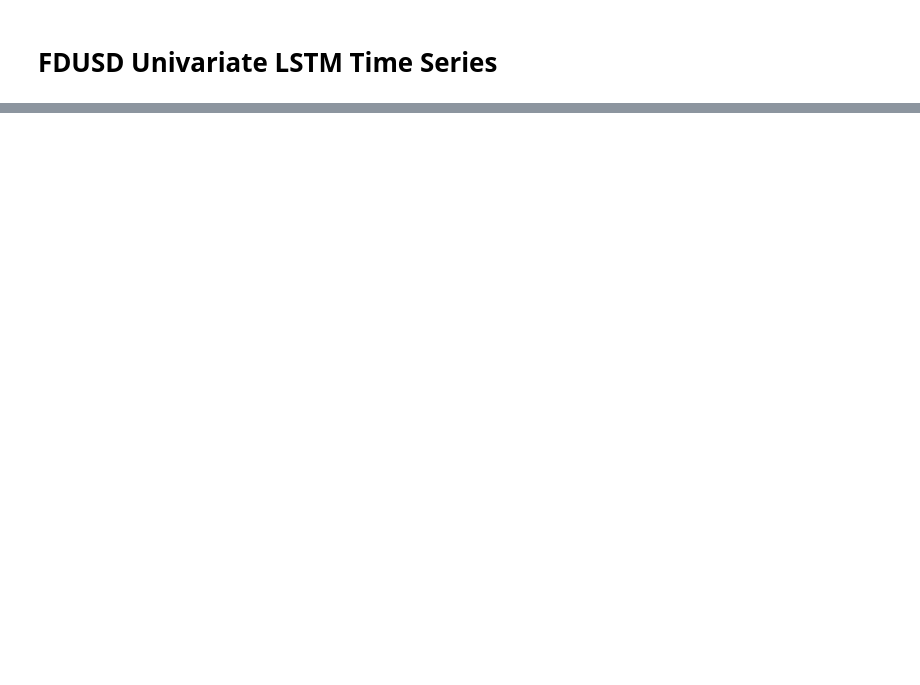
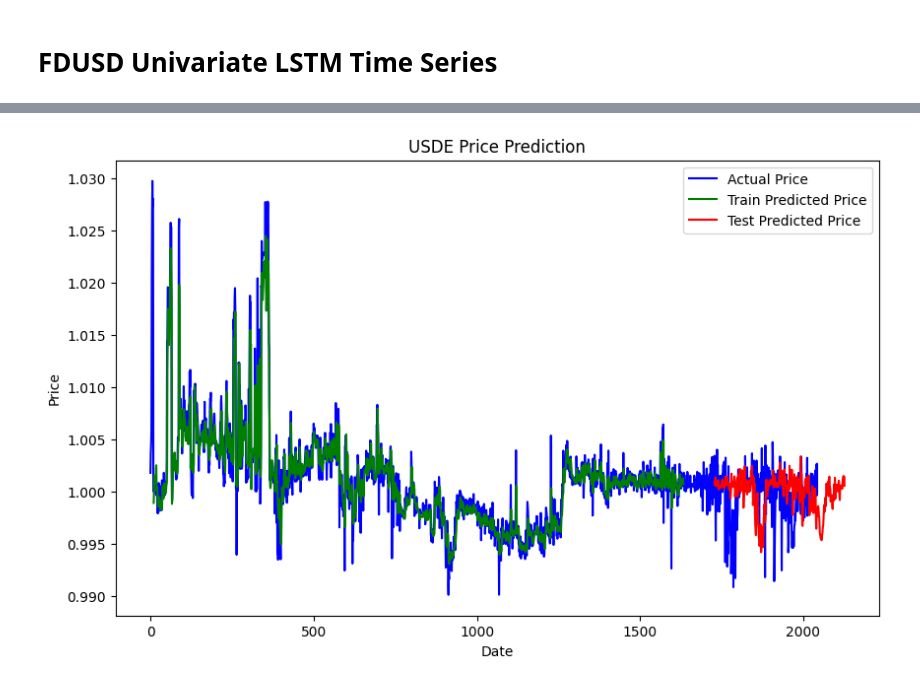
Before and after one commit to skodali4/FH03-Senior-Design-Project, a Jupyter notebook: time_series_modeling/univariate_lstms.ipynb, the cells around one changed output, grey strips where cells are left out. Drawn from its saved outputs; the diff is of its cells as text; code cells hidden in the pictures; blank space fills up the shorter version.

```diff
--- a/time_series_modeling/univariate_lstms.ipynb
+++ b/time_series_modeling/univariate_lstms.ipynb
@@ -512,0 +514,11 @@ plt.show()
+# %%
+time_step = 10
+
+prices = json_to_prices('usde90days.json')
+normalized_prices = normalize_prices(prices)
+training_data, test_data = split_data(normalized_prices)
+X_train, y_train = create_dataset(training_data, time_step)
+X_test, y_test = create_dataset(test_data, time_step)
+lstm = create_model()
+
+lstm.fit(X_train, y_train, epochs=50, batch_size=32, verbose=1, validation_data=(X_test, y_test))
@@ -512,0 +544,5 @@ plt.show()
+# %%
+train_predict_usde, test_predict_usde = predictions(lstm, X_train, y_train, X_test, y_test, prices)
+
+train_predict_flattened_usde = train_predict_usde.flatten()
+test_predict_flattened_usde = test_predict_usde.flatten()
@@ -512,0 +554,23 @@ plt.show()
+# %%
+#reshape train_predict and test_predict to the shape of prices
+
+plt.figure(figsize=(10, 6))
+plt.plot(prices, color='blue', label='Actual Price')
+
+# Adjusting the range to match the length of train_predict_flattened_dai
+train_range = range(time_step, time_step + len(train_predict_flattened_usde))
+
+plt.plot(train_range, train_predict_flattened_usde, color='green', label='Train Predicted Price')
+
+# Assuming test_predict_flattened_dai has the same length as test_size
+test_range = range(train_size + time_step, train_size + time_step + len(test_predict_flattened_usde))
+
+plt.plot(test_range, test_predict_flattened_usde, color='red', label='Test Predicted Price')
+
+plt.title('USDE Price Prediction')
+plt.xlabel('Date')
+plt.ylabel('Price')
+plt.legend()
+plt.show()
+# %% [output]
+[figure, added]
```
Also changed, not shown: parts of 14 cells of this notebook, 2 other files.
